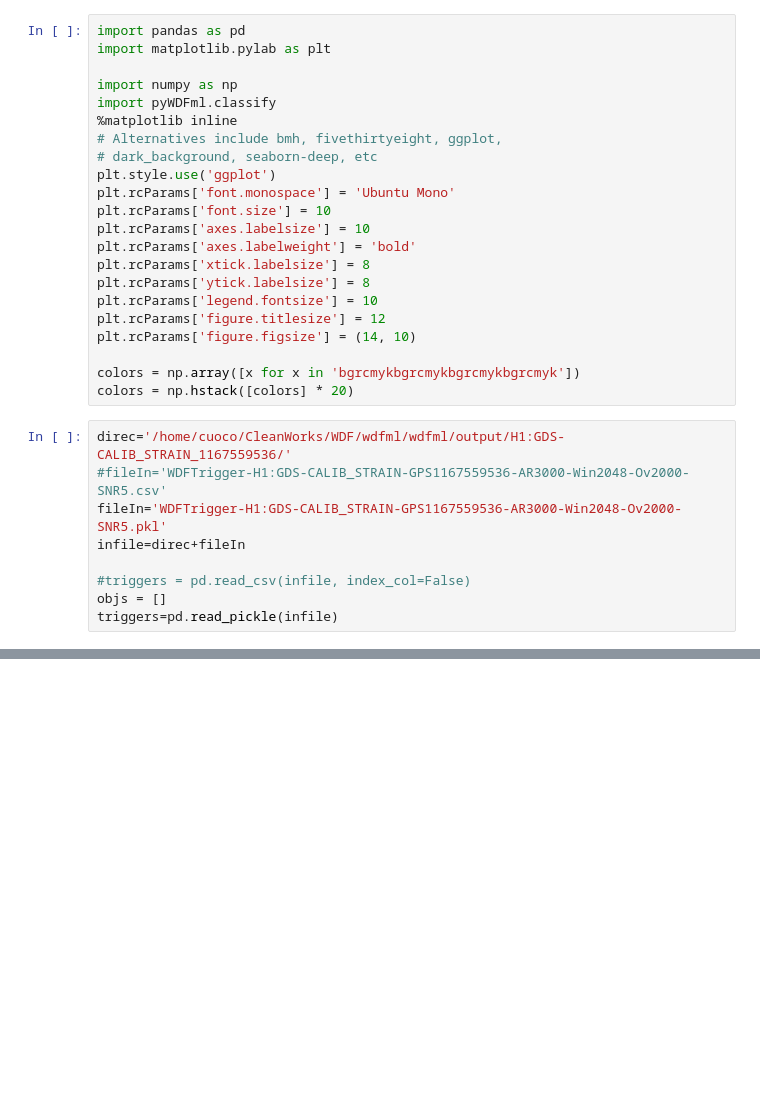
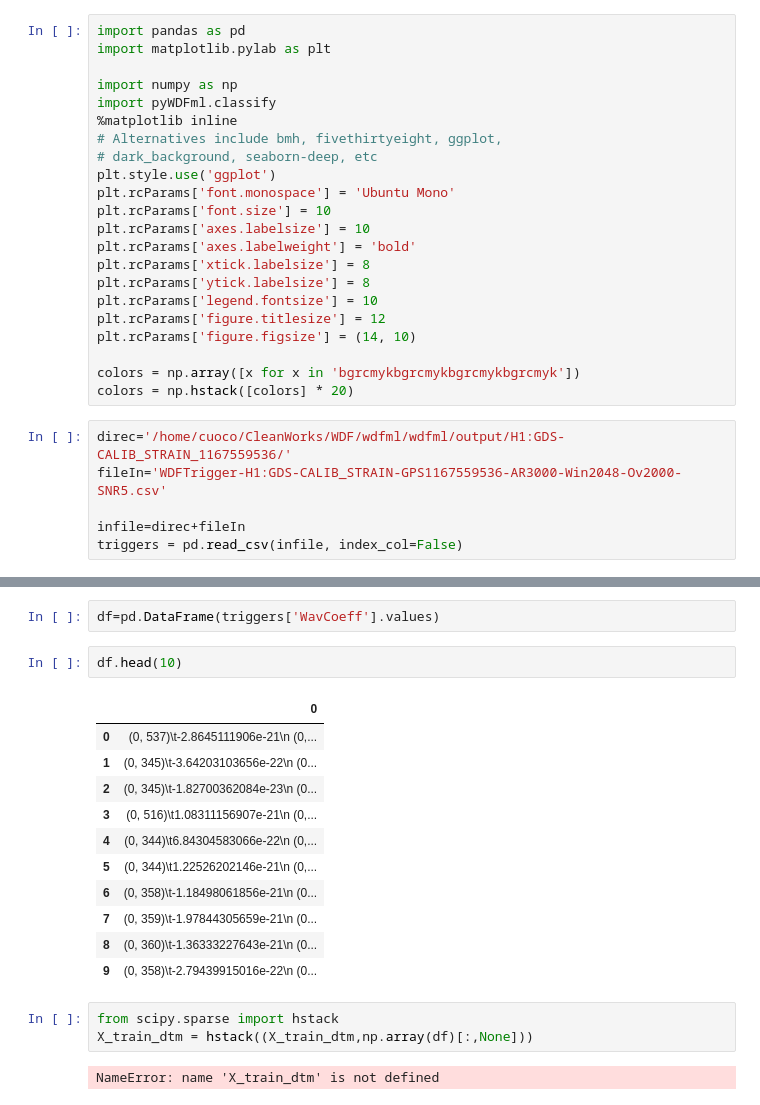
Before and after one commit to elenacuoco/wdfml, a Jupyter notebook: examples/ClassWDFML.ipynb, the cells around one changed output, grey strips where cells are left out. Drawn from its saved outputs; the diff is of its cells as text; blank space fills up the shorter version.

```diff
--- a/examples/ClassWDFML.ipynb
+++ b/examples/ClassWDFML.ipynb
@@ -22,10 +22,7 @@ colors = np.array([x for x in 'bgrcmykbgrcmykbgrcmykbgrcmyk'])
 colors = np.hstack([colors] * 20)
 # %%
 direc='/home/cuoco/CleanWorks/WDF/wdfml/wdfml/output/H1:GDS-CALIB_STRAIN_1167559536/'
-#fileIn='WDFTrigger-H1:GDS-CALIB_STRAIN-GPS1167559536-AR3000-Win2048-Ov2000-SNR5.csv'
-fileIn='WDFTrigger-H1:GDS-CALIB_STRAIN-GPS1167559536-AR3000-Win2048-Ov2000-SNR5.pkl'
+fileIn='WDFTrigger-H1:GDS-CALIB_STRAIN-GPS1167559536-AR3000-Win2048-Ov2000-SNR5.csv'
+
 infile=direc+fileIn
-
-#triggers = pd.read_csv(infile, index_col=False)
-objs = []
-triggers=pd.read_pickle(infile)
+triggers = pd.read_csv(infile, index_col=False)
@@ -96 +125,22 @@ triggers['Duration'].hist()
+# %%
+df=pd.DataFrame(triggers['WavCoeff'].values)
+# %%
+df.head(10)
+# %% [output]
+|  | 0 |
+| 0 | (0, 537)\t-2.8645111906e-21\n (0,... |
+| 1 | (0, 345)\t-3.64203103656e-22\n (0... |
+| 2 | (0, 345)\t-1.82700362084e-23\n (0... |
+| 3 | (0, 516)\t1.08311156907e-21\n (0,... |
+| 4 | (0, 344)\t6.84304583066e-22\n (0,... |
+| 5 | (0, 344)\t1.22526202146e-21\n (0,... |
+| 6 | (0, 358)\t-1.18498061856e-21\n (0... |
+| 7 | (0, 359)\t-1.97844305659e-21\n (0... |
+| 8 | (0, 360)\t-1.36333227643e-21\n (0... |
+| 9 | (0, 358)\t-2.79439915016e-22\n (0... |
+# %%
+from scipy.sparse import hstack
+X_train_dtm = hstack((X_train_dtm,np.array(df)[:,None]))
+# %% [output]
+NameError: name 'X_train_dtm' is not defined
 # %%
```
Also changed, not shown: parts of 11 cells of this notebook, 2 other files.
